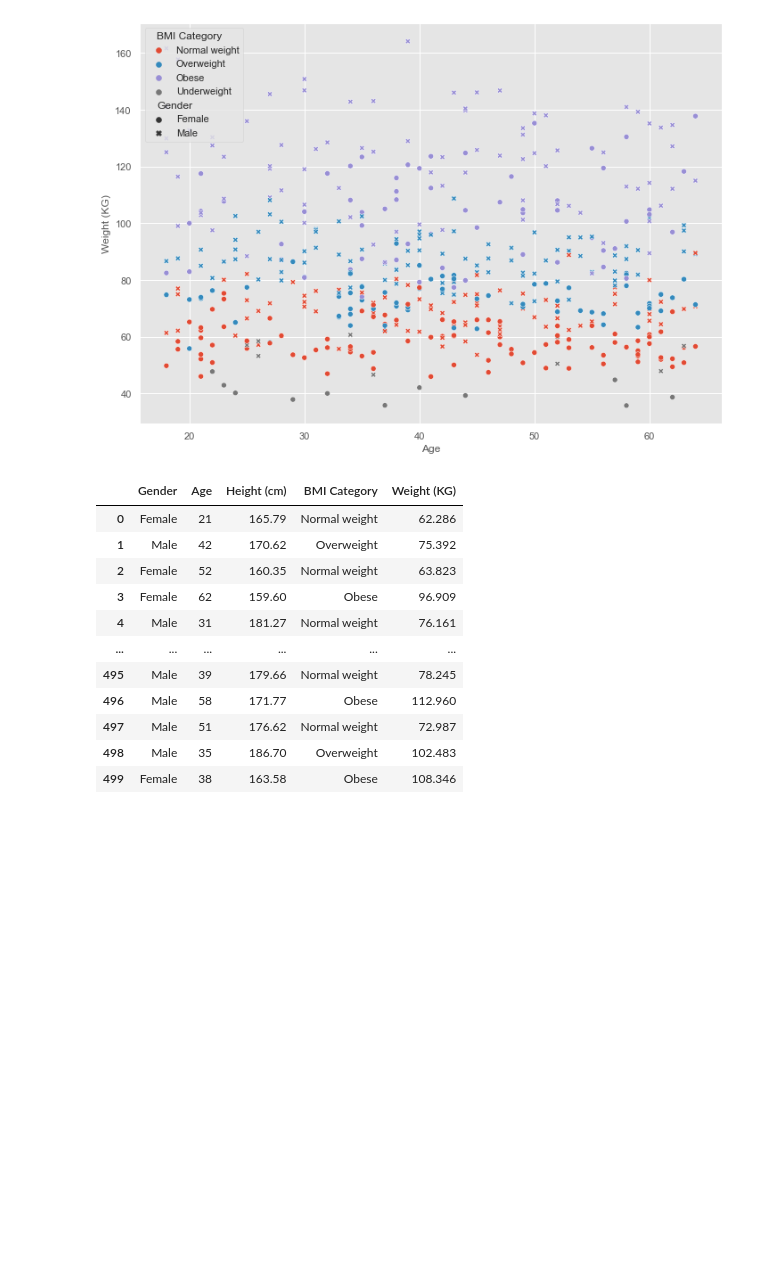
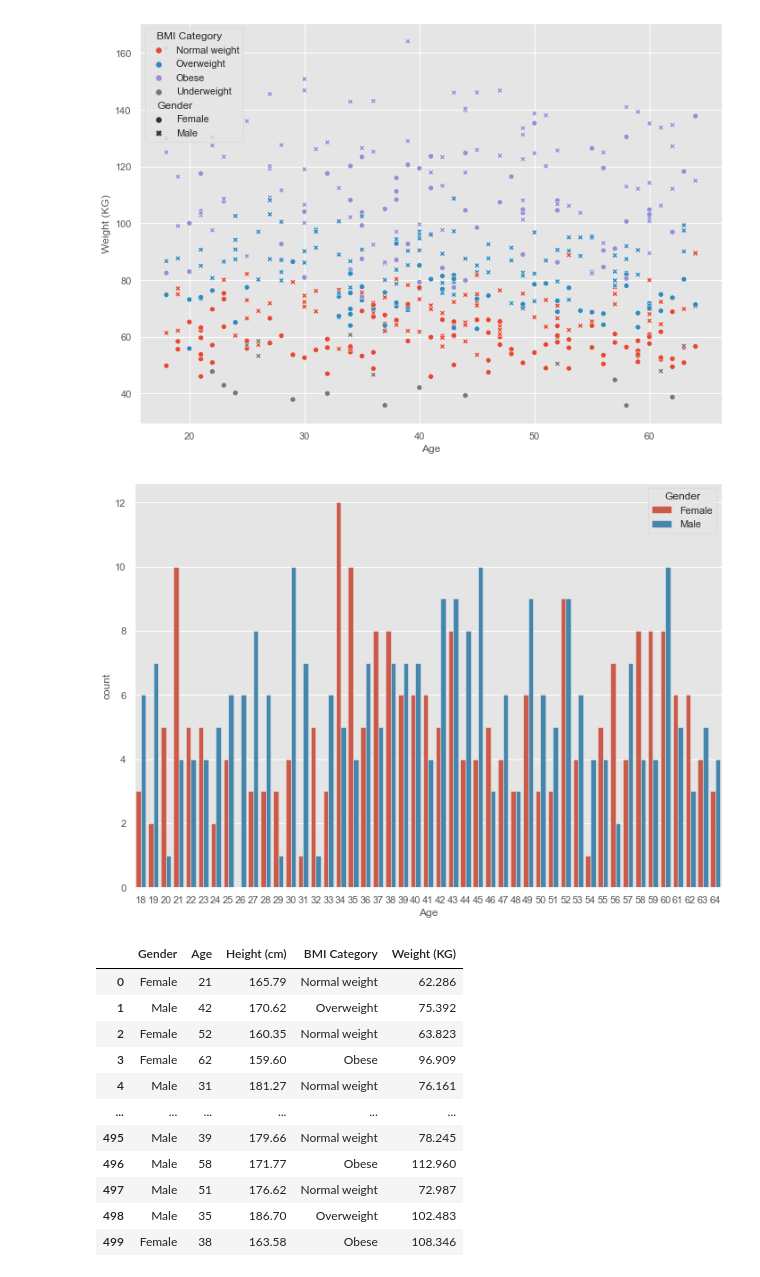
Before and after one commit to itskeithstudent/Programming-for-Data-Analysis-Project, a Jupyter notebook: Synthetic Data.ipynb, the cells around one changed output. Cells and saved outputs as stored; diff of their text form; code cells hidden in the pictures; blank space fills up the shorter version.

Commit message:
Add countplot to show different ages by gender, add rough conclusion assessing the simulated dataset

```diff
--- a/Synthetic Data.ipynb
+++ b/Synthetic Data.ipynb
@@ -400,6 +400,10 @@ sns.scatterplot( x='Weight (KG)', y='Height (cm)', data=df, hue='BMI Category',
 sns.scatterplot( x='Age', y='Weight (KG)', data=df, hue='BMI Category', style='Gender');
 # %% [output]
 [figure]
+# %%
+sns.countplot( x='Age', data=df, hue='Gender' );
+# %% [output]
+[figure, added]
 # %%
 df
 # %% [output]
```
Also changed, not shown: parts of 1 cell of this notebook.
